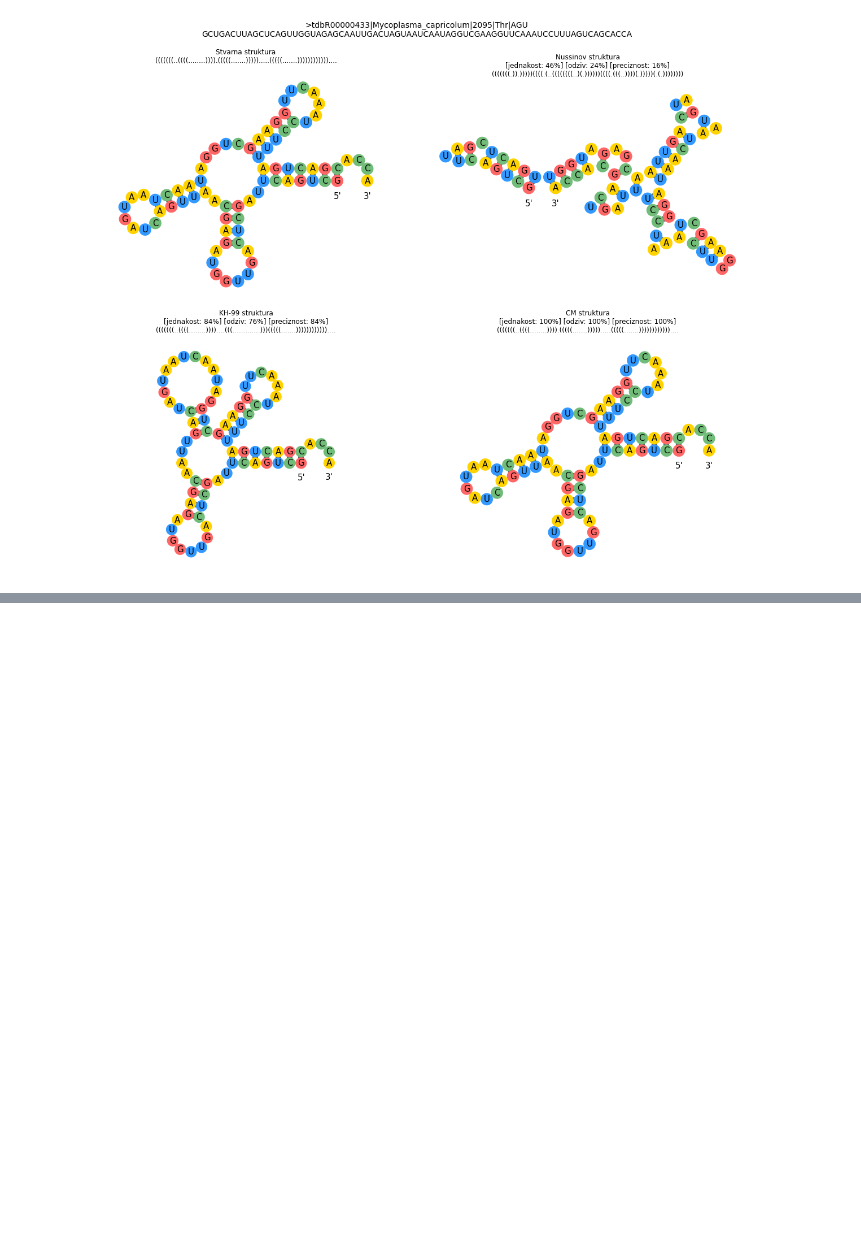
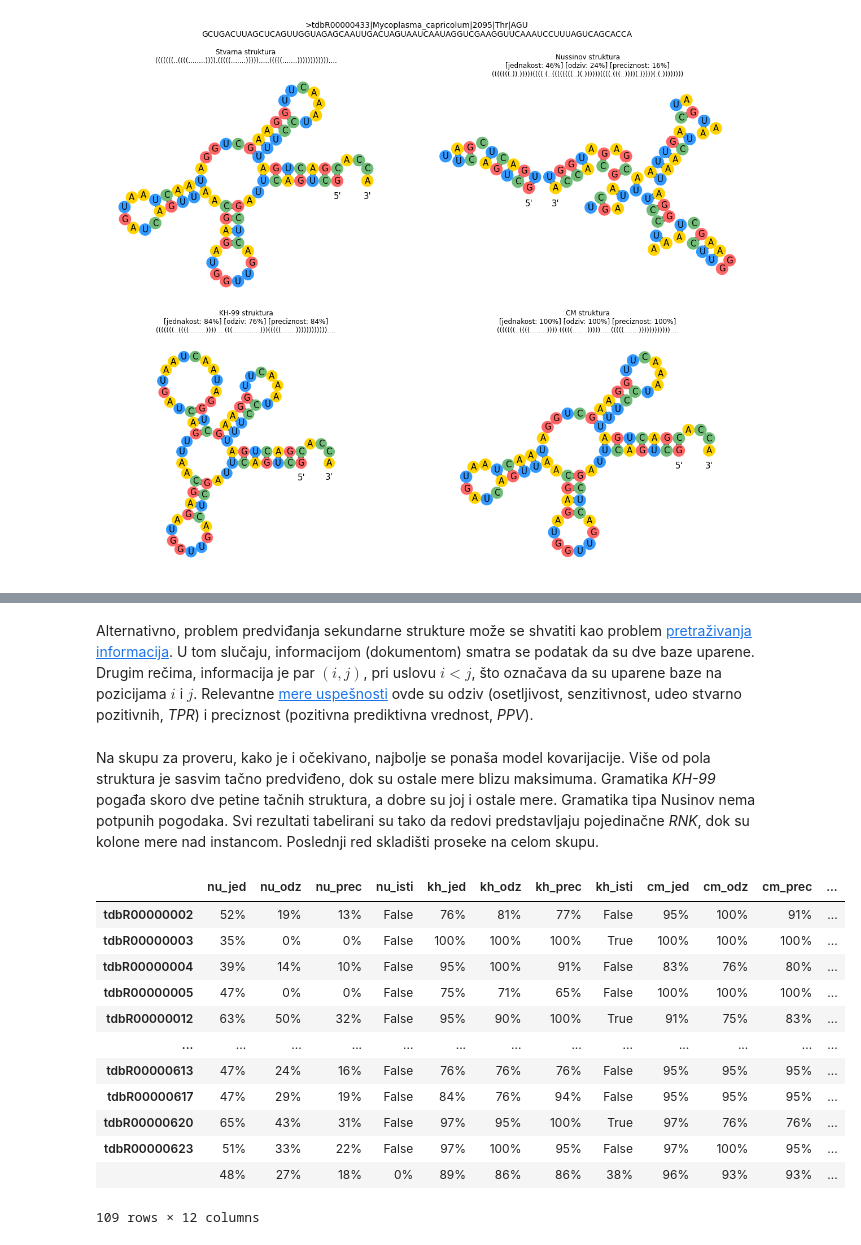
Before and after one commit to matfija/Sekundarna-struktura-tRNK, a Jupyter notebook: sveska/PCFG_za_tRNK.ipynb, the cells around one changed output, grey strips where cells are left out. Saved outputs shown, nothing was run; the diff lists cells and outputs as text; code cells hidden in the pictures; blank space fills up the shorter version.

Commit message:
Tabeliranje rezultata

```diff
--- a/sveska/PCFG_za_tRNK.ipynb
+++ b/sveska/PCFG_za_tRNK.ipynb
@@ -1103,0 +1107,58 @@ test[31]
+# %% [markdown]
+Alternativno, problem predviđanja sekundarne strukture može se shvatiti kao problem [pretraživanja informacija](https://en.wikipedia.org/wiki/Information_retrieval). U tom slučaju, informacijom (dokumentom) smatra se podatak da su dve baze uparene. Drugim rečima, informacija je par $(i, j)$, pri uslovu $i < j$, što označava da su uparene baze na pozicijama $i$ i $j$. Relevantne [mere uspešnosti](https://en.wikipedia.org/wiki/Precision_and_recall) ovde su odziv (osetljivost, senzitivnost, udeo stvarno pozitivnih, *TPR*) i preciznost (pozitivna prediktivna vrednost, *PPV*).
+# %%
+# Biblioteka za rad sa tabelama
+import pandas as pd
+
+# Biblioteka za Dekartov proizvod
+from itertools import product
+
+# Procentualni prikaz svih realnih brojeva
+pd.set_option('display.float_format', '{:.0%}'.format)
+
+# Spisak svih kolona tabele
+kolone = [*map(''.join, product(['nu_', 'kh_', 'cm_'], ['jed', 'odz', 'prec', 'isti']))]
+
+# Tabeliranje prosleđenog skupa
+def tabeliraj(rnk):
+    # Prazna tabela sa odgovarajućim kolonama
+    tabela = pd.DataFrame(columns=kolone)
+
+    # Sortiranje prema identifikatoru
+    rnk.sort(key=lambda r: r.id)
+
+    # Tabeliranje prosleđenih RNK
+    for r in rnk:
+        tabela.loc[r.id] = [getattr(r, k) for k in kolone]
+
+    # Pretvaranje svega u objekte
+    tabela = tabela.astype('object')
+
+    # Izračuvanje proseka svih mera
+    tabela.loc[''] = tabela.mean()
+
+    # Upisivanje na lokal za ubuduće
+    with fopen(f'../podaci/rezultati.csv') as f:
+        tabela.to_csv(f)
+
+    # Prikaz izračunate tabele
+    display(tabela)
+# %% [markdown]
+Na skupu za proveru, kako je i očekivano, najbolje se ponaša model kovarijacije. Više od pola struktura je sasvim tačno predviđeno, dok su ostale mere blizu maksimuma. Gramatika *KH-99* pogađa skoro dve petine tačnih struktura, a dobre su joj i ostale mere. Gramatika tipa Nusinov nema potpunih pogodaka. Svi rezultati tabelirani su tako da redovi predstavljaju pojedinačne *RNK*, dok su kolone mere nad instancom. Poslednji red skladišti proseke na celom skupu.
+# %%
+# Tabeliranje rezultata na test skupu
+tabeliraj(test)
+# %% [output]
+|  | nu_jed | nu_odz | nu_prec | nu_isti | kh_jed | kh_odz | kh_prec | kh_isti | cm_jed | cm_odz | cm_prec | ... |
+| tdbR00000002 | 52% | 19% | 13% | False | 76% | 81% | 77% | False | 95% | 100% | 91% | ... |
+| tdbR00000003 | 35% | 0% | 0% | False | 100% | 100% | 100% | True | 100% | 100% | 100% | ... |
+| tdbR00000004 | 39% | 14% | 10% | False | 95% | 100% | 91% | False | 83% | 76% | 80% | ... |
+| tdbR00000005 | 47% | 0% | 0% | False | 75% | 71% | 65% | False | 100% | 100% | 100% | ... |
+| tdbR00000012 | 63% | 50% | 32% | False | 95% | 90% | 100% | True | 91% | 75% | 83% | ... |
+| ... | ... | ... | ... | ... | ... | ... | ... | ... | ... | ... | ... | ... |
+| tdbR00000613 | 47% | 24% | 16% | False | 76% | 76% | 76% | False | 95% | 95% | 95% | ... |
+| tdbR00000617 | 47% | 29% | 19% | False | 84% | 76% | 94% | False | 95% | 95% | 95% | ... |
+| tdbR00000620 | 65% | 43% | 31% | False | 97% | 95% | 100% | True | 97% | 76% | 76% | ... |
+| tdbR00000623 | 51% | 33% | 22% | False | 97% | 100% | 95% | False | 97% | 100% | 95% | ... |
+|  | 48% | 27% | 18% | 0% | 89% | 86% | 86% | 38% | 96% | 93% | 93% | ... |
+109 rows × 12 columns
```
Also changed, not shown: parts of 6 cells of this notebook, 3 other files.
